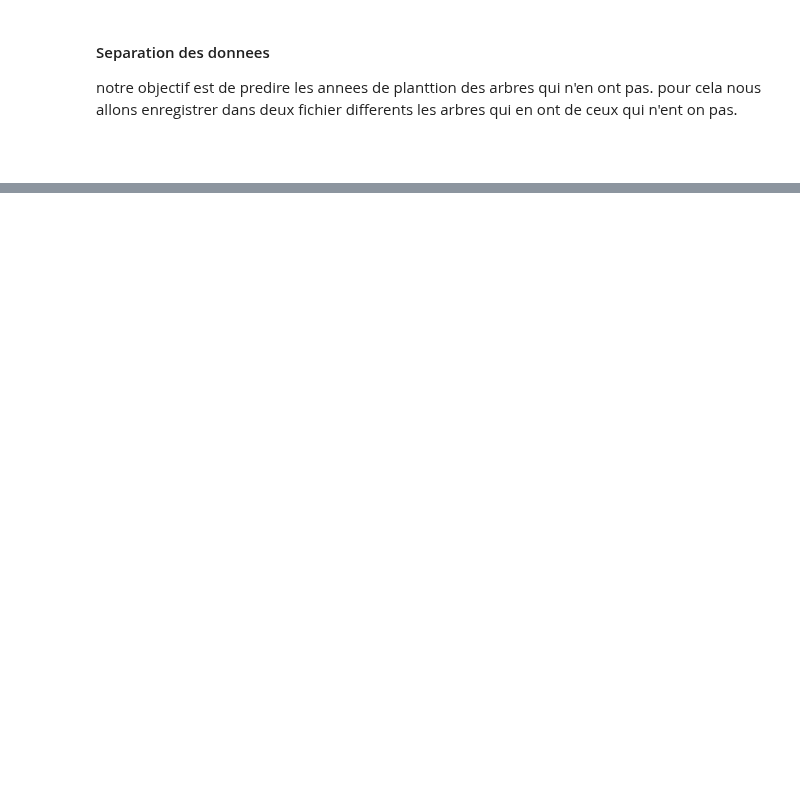
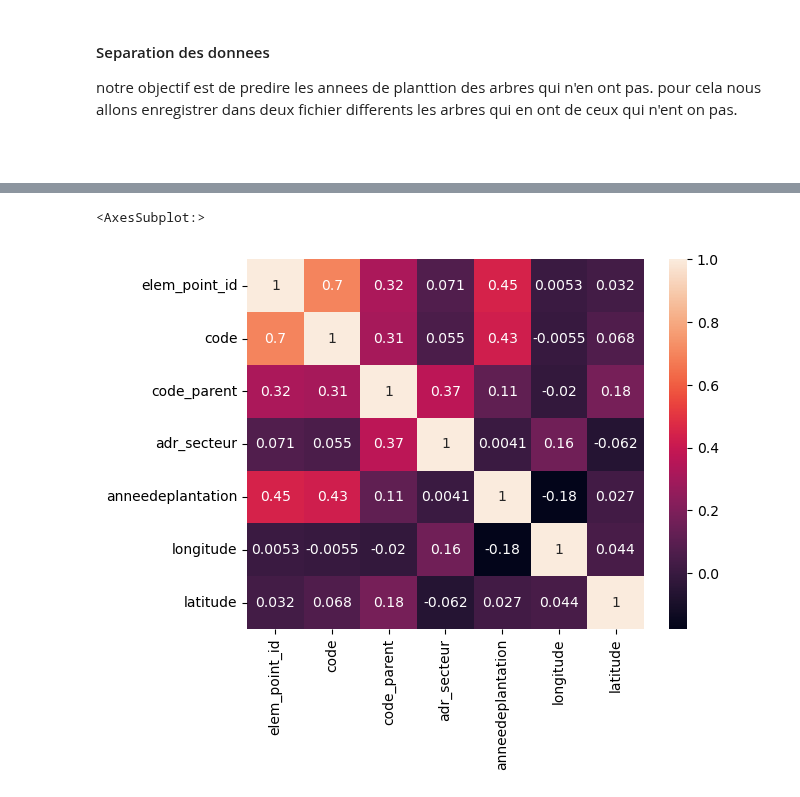
Before and after one commit to fabricepaka/Machine_learning, a Jupyter notebook: Predictions_annees_plantations_arbres_Grenoble/Modele_prediction_arbres_Grenoble.ipynb, the cells around one changed output, grey strips where cells are left out. Cells and saved outputs as stored; diff of their text form; code cells hidden in the pictures; blank space fills up the shorter version.

```diff
--- a/Predictions_annees_plantations_arbres_Grenoble/Modele_prediction_arbres_Grenoble.ipynb
+++ b/Predictions_annees_plantations_arbres_Grenoble/Modele_prediction_arbres_Grenoble.ipynb
@@ -234,0 +322,5 @@ df_arbres[df_arbres['anneedeplantation'].isna() ==False].to_pickle("/home/moi/T
+# %%
+df_arbres_numeric = df_arbres.select_dtypes(include = np.number)
+display(df_arbres_numeric.corr())
+sns.heatmap(df_arbres_numeric.corr(),annot = True)
+# %% [output]
@@ -234,0 +335,2 @@ df_arbres[df_arbres['anneedeplantation'].isna() ==False].to_pickle("/home/moi/T
+<AxesSubplot:>
+[figure, added]
```
Also changed, not shown: parts of 14 cells of this notebook.
